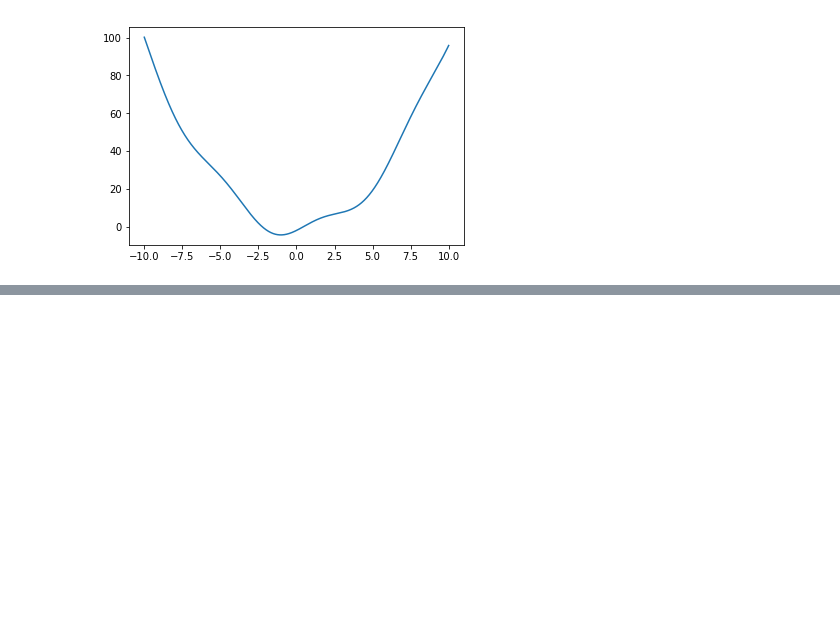
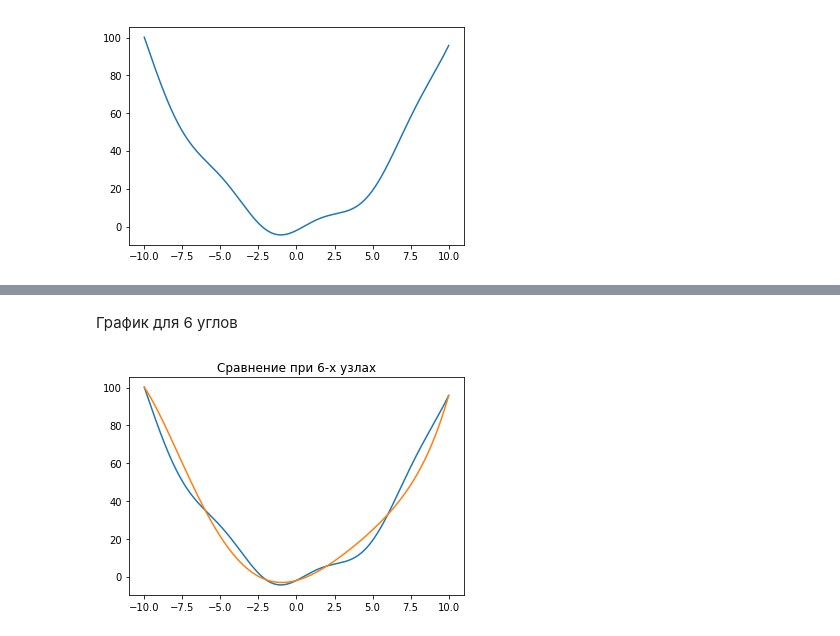
Before and after one commit to otzhora/numerical_methods-, a Jupyter notebook: sixth_task/Interpolation.ipynb, the cells around one changed output, grey strips where cells are left out. Drawn from its saved outputs; the diff is of its cells as text; code cells hidden in the pictures; blank space fills up the shorter version.

```diff
--- a/sixth_task/Interpolation.ipynb
+++ b/sixth_task/Interpolation.ipynb
@@ -18,0 +61,6 @@ plt.plot(x, f(x))
+# %% [markdown]
+График для 6 углов
+# %%
+plot_int(L_n, a, 6)
+# %% [output]
+[figure, added]
```
Also changed, not shown: parts of 19 cells of this notebook.
